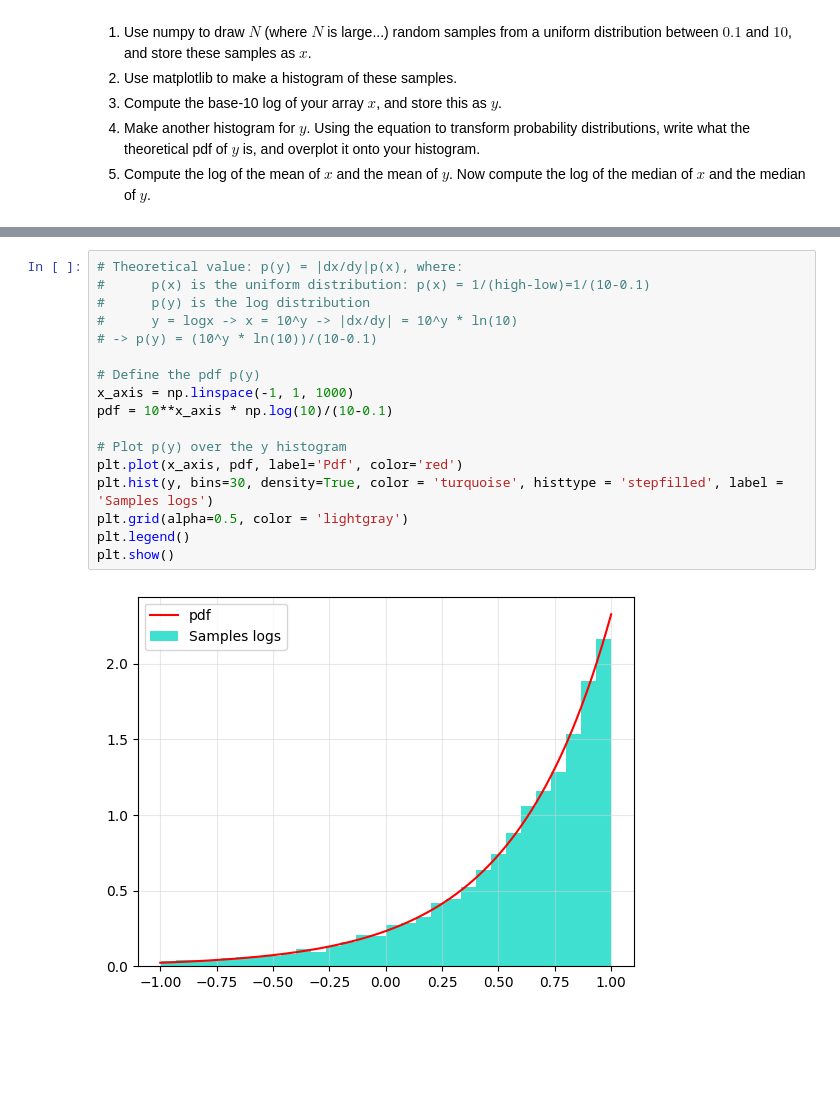
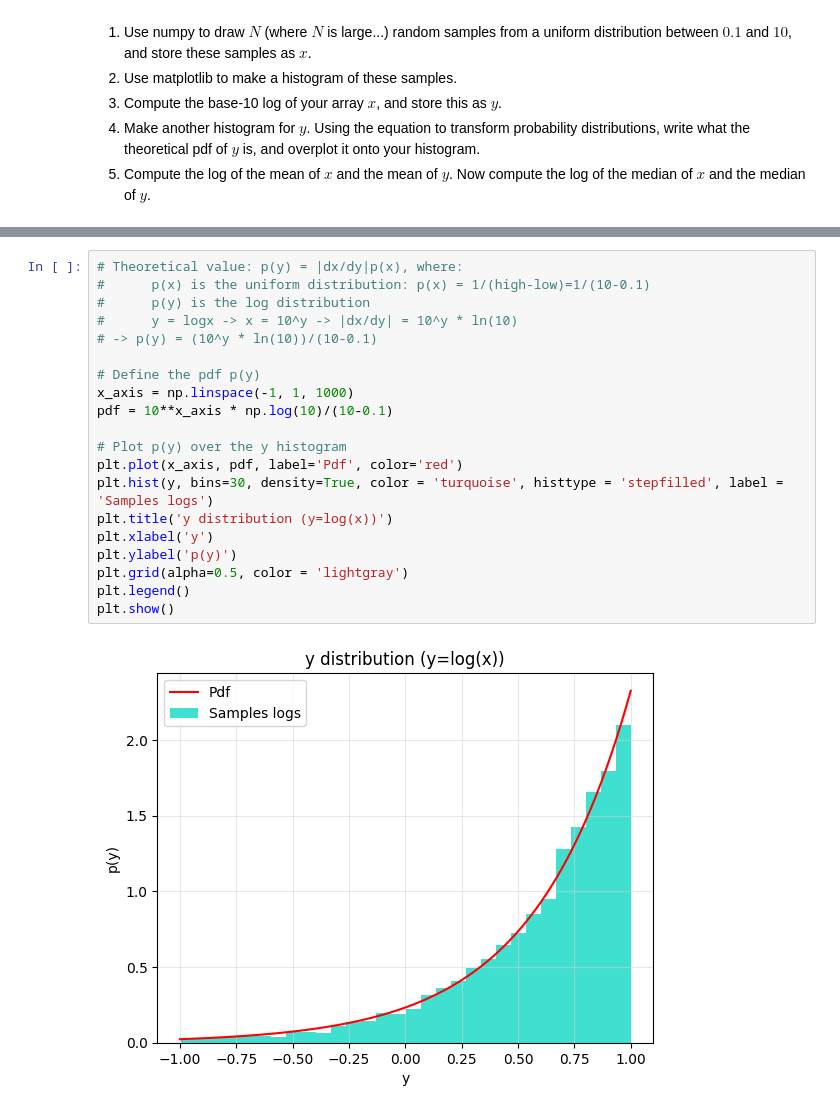
Before and after one commit to Alice-Palladino/astrostatistics_bicocca_2024, a Jupyter notebook: working/L01 - pdf of the log.ipynb, the cells around one changed output, grey strips where cells are left out. Cells and saved outputs as stored; diff of their text form; blank space fills up the shorter version.

```diff
--- a/working/L01 - pdf of the log.ipynb
+++ b/working/L01 - pdf of the log.ipynb
@@ -33,19 +39,22 @@ plt.show()
 # %%
 # Theoretical value: p(y) = |dx/dy|p(x), where:
 #      p(x) is the uniform distribution: p(x) = 1/(high-low)=1/(10-0.1)
 #      p(y) is the log distribution
 #      y = logx -> x = 10^y -> |dx/dy| = 10^y * ln(10)
 # -> p(y) = (10^y * ln(10))/(10-0.1)
 
 # Define the pdf p(y)
 x_axis = np.linspace(-1, 1, 1000)
 pdf = 10**x_axis * np.log(10)/(10-0.1)
 
 # Plot p(y) over the y histogram
 plt.plot(x_axis, pdf, label='Pdf', color='red')
 plt.hist(y, bins=30, density=True, color = 'turquoise', histtype = 'stepfilled', label = 'Samples logs')
+plt.title('y distribution (y=log(x))')
+plt.xlabel('y')
+plt.ylabel('p(y)')
 plt.grid(alpha=0.5, color = 'lightgray')
 plt.legend()
 plt.show()
 # %% [output]
-[figure, old version]
+[figure, new version]
```
Also changed, not shown: parts of 5 cells of this notebook.
